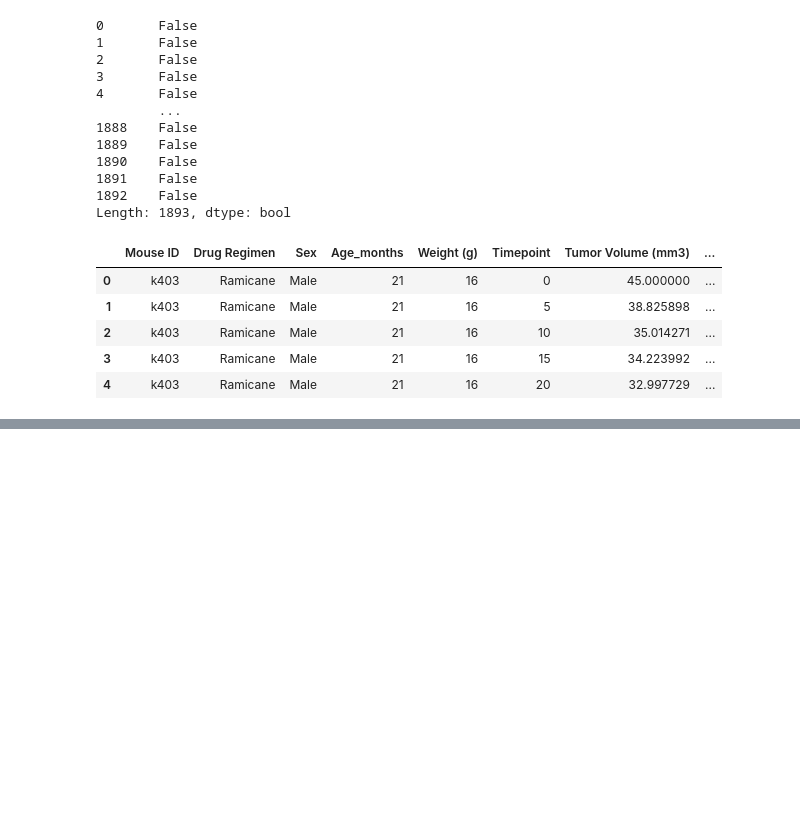
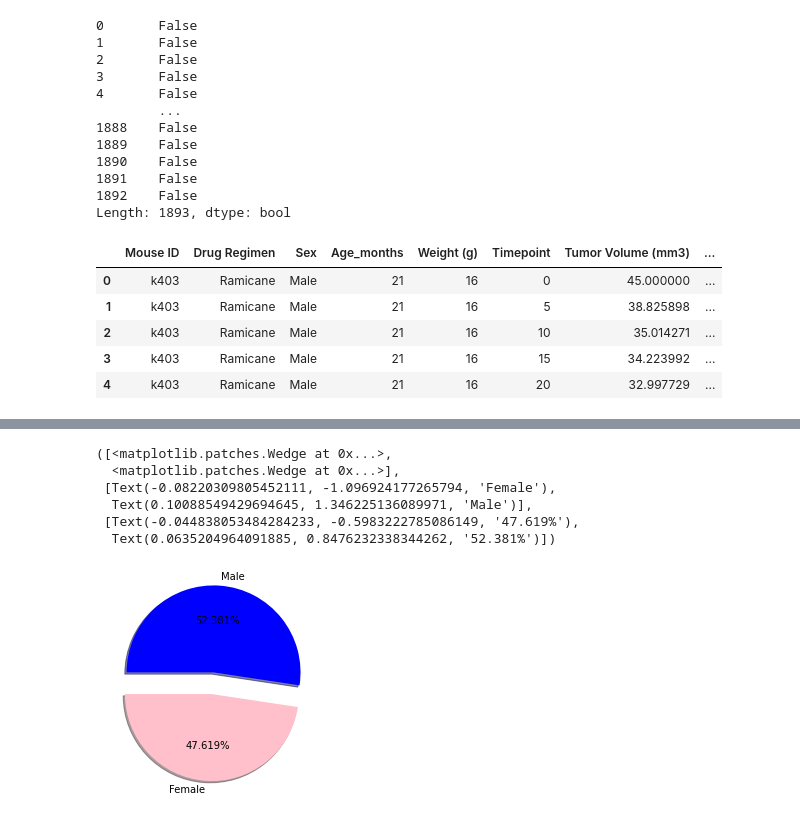
Before and after one commit to Geogith/Anti-Cancer-Skin-Treatment-Study, a Jupyter notebook: mice_study/Pymaceut.ipynb, the cells around one changed output, grey strips where cells are left out. Drawn from its saved outputs; the diff is of its cells as text; code cells hidden in the pictures; blank space fills up the shorter version.

```diff
--- a/mice_study/Pymaceut.ipynb
+++ b/mice_study/Pymaceut.ipynb
@@ -83 +133,22 @@ combine_mouse_study.groupby("Drug Regimen", as_index=False).agg({"median"})
+# %%
+# 4A. Generate a pie plot using Matplotlib' pyplot that shows the distribution of female or male mice in the study.
+
+#labels for the sections of pie chart
+labels = ["Female", "Male"]
+# The values of each section of the pie chart
+sizes = [100, 110]
+# The colors of each section of the pie chart
+colors = ["pink", "blue"]
+# Tells matplotlib to separate the "Male" section from the others
+explode = [0, 0.25]
+
+plt.pie(sizes, explode=explode, labels=labels, colors=colors, autopct="%1.3f%%", shadow=True, startangle=180)
+# %% [output]
+([<matplotlib.patches.Wedge at 0x...>,
+  <matplotlib.patches.Wedge at 0x...>],
+ [Text(-0.08220309805452111, -1.096924177265794, 'Female'),
+  Text(0.10088549429694645, 1.346225136089971, 'Male')],
+ [Text(-0.044838053484284233, -0.5983222785086149, '47.619%'),
+  Text(0.0635204964091885, 0.8476232338344262, '52.381%')])
+[figure, added]
 # %%
```
Also changed, not shown: parts of 8 cells of this notebook.
